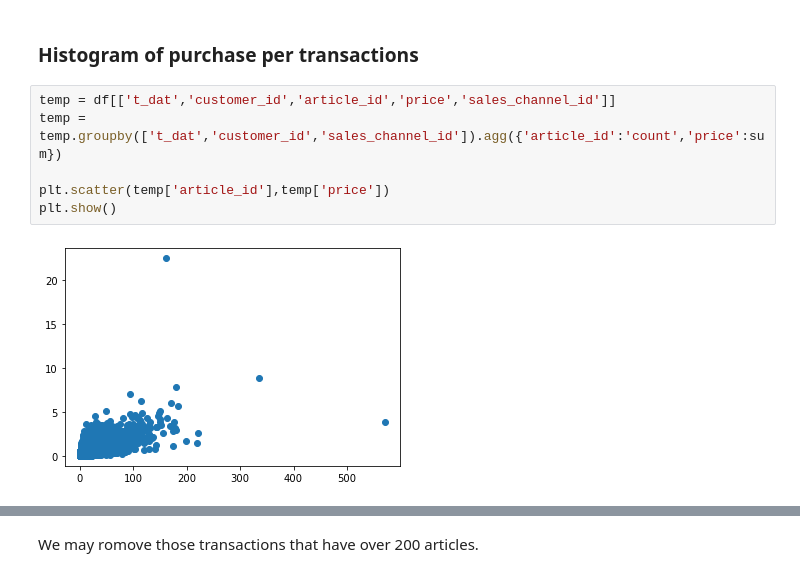
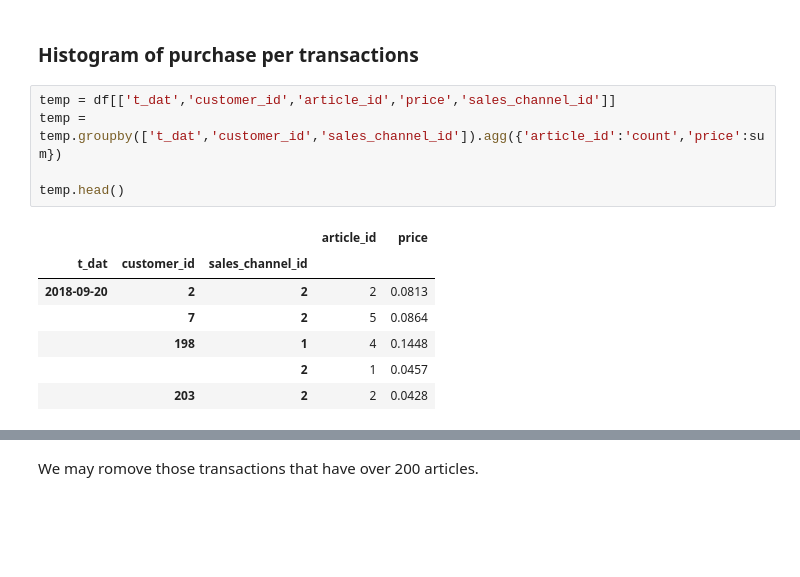
Before and after one commit to mewprakarn/Product_Personalization_Project, a Jupyter notebook: eda/1.EDA (Transaction).ipynb, the cells around one changed output, grey strips where cells are left out. Drawn from its saved outputs; the diff is of its cells as text; blank space fills up the shorter version.

```diff
--- a/eda/1.EDA (Transaction).ipynb
+++ b/eda/1.EDA (Transaction).ipynb
@@ -30,8 +30,13 @@ df.head()
 # %%
 temp = df[['t_dat','customer_id','article_id','price','sales_channel_id']]
 temp = temp.groupby(['t_dat','customer_id','sales_channel_id']).agg({'article_id':'count','price':sum})
 
-plt.scatter(temp['article_id'],temp['price'])
-plt.show()
+temp.head()
 # %% [output]
-[figure, removed]
+|  |  |  | article_id | price |
+| t_dat | customer_id | sales_channel_id |  |  |
+| 2018-09-20 | 2 | 2 | 2 | 0.0813 |
+|  | 7 | 2 | 5 | 0.0864 |
+|  | 198 | 1 | 4 | 0.1448 |
+|  |  | 2 | 1 | 0.0457 |
+|  | 203 | 2 | 2 | 0.0428 |
```
Also changed, not shown: parts of 17 cells of this notebook, 2 other files.
